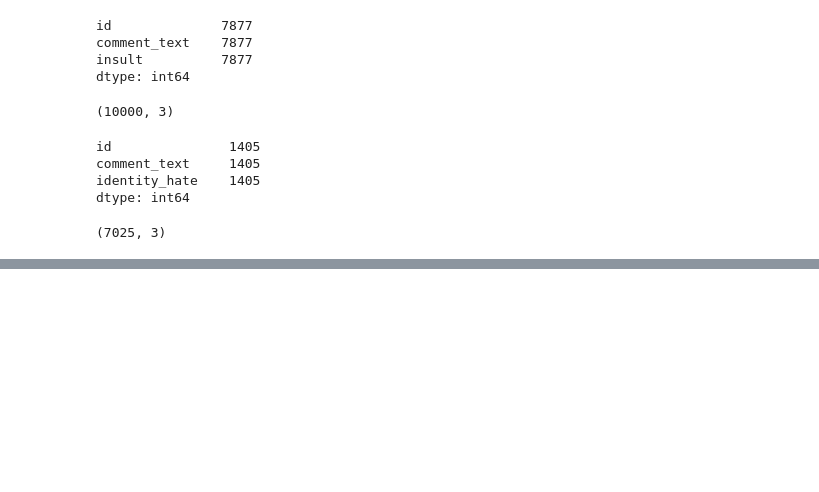
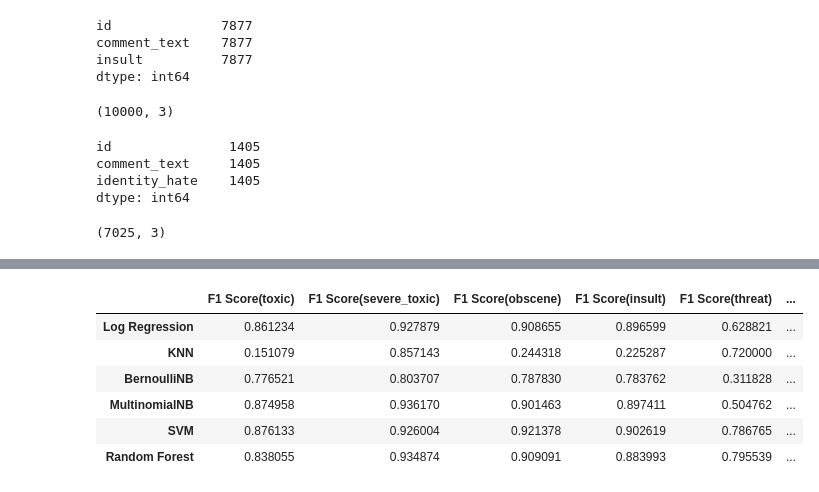
Before and after one commit to rohan-singh987/commentToxicityAnalyzer-ML, a Jupyter notebook: Comment Toxicity Classifier.ipynb, the cells around one changed output, grey strips where cells are left out. Saved outputs shown, nothing was run; the diff lists cells and outputs as text; code cells hidden in the pictures; blank space fills up the shorter version.

Commit message:
model Training
Signed-off-by: Rohan Singh <rohannsingh98765@gmail.com>

```diff
--- a/Comment Toxicity Classifier.ipynb
+++ b/Comment Toxicity Classifier.ipynb
@@ -259,7 +259,7 @@ dtype: int64
 # %%
 data_isIde = data_ide[data_ide['identity_hate'] == 1].iloc[0:1405,:] # 20%
 data_nonIde = data_ide[data_ide['identity_hate'] == 0].iloc[0:5620,:] # 80%
-data_ide_done = pd.concat([data_isIde, data_nonIde], axis=0)
-data_ide_done.shape
+data_Hate = pd.concat([data_isIde, data_nonIde], axis=0)
+data_Hate.shape
 # %% [output]
 (7025, 3)
@@ -265,0 +405,12 @@ data_ide_done.shape
+# %%
+t0 = time.time()
+
+df_thr = model_train(data_Threat, 'threat', TfidfVectorizer, (1,1))
+df_thr.rename(columns={'F1 Score': 'F1 Score(threat)'}, inplace=True)
+
+t1 = time.time()
+
+total = 'Time taken: {} seconds'.format(t1-t0)
+print(total)
+
+df_thr
@@ -265,0 +431,12 @@ data_ide_done.shape
+# %%
+t0 = time.time()
+
+df_ins = model_train(data_Insult, 'insult', TfidfVectorizer, (1,1))
+df_ins.rename(columns={'F1 Score': 'F1 Score(insult)'}, inplace=True)
+
+t1 = time.time()
+
+total = 'Time taken: {} seconds'.format(t1-t0)
+print(total)
+
+df_ins
@@ -265,0 +457,12 @@ data_ide_done.shape
+# %%
+t0 = time.time()
+
+df_ide = model_train(data_Hate, 'identity_hate', TfidfVectorizer, (1,1))
+df_ide.rename(columns={'F1 Score': 'F1 Score(identity_hate)'}, inplace=True)
+
+t1 = time.time()
+
+total = 'Time taken: {} seconds'.format(t1-t0)
+print(total)
+
+df_ide
@@ -265,0 +483,11 @@ data_ide_done.shape
+# %%
+f1_all = pd.concat([df_tox, df_sev, df_obs, df_ins, df_thr, df_ide], axis=1)
+f1_all
+# %% [output]
+|  | F1 Score(toxic) | F1 Score(severe_toxic) | F1 Score(obscene) | F1 Score(insult) | F1 Score(threat) | ... |
+| Log Regression | 0.861234 | 0.927879 | 0.908655 | 0.896599 | 0.628821 | ... |
+| KNN | 0.151079 | 0.857143 | 0.244318 | 0.225287 | 0.720000 | ... |
+| BernoulliNB | 0.776521 | 0.803707 | 0.787830 | 0.783762 | 0.311828 | ... |
+| MultinomialNB | 0.874958 | 0.936170 | 0.901463 | 0.897411 | 0.504762 | ... |
+| SVM | 0.876133 | 0.926004 | 0.921378 | 0.902619 | 0.786765 | ... |
+| Random Forest | 0.838055 | 0.934874 | 0.909091 | 0.883993 | 0.795539 | ... |
```
Also changed, not shown: parts of 14 cells of this notebook.
